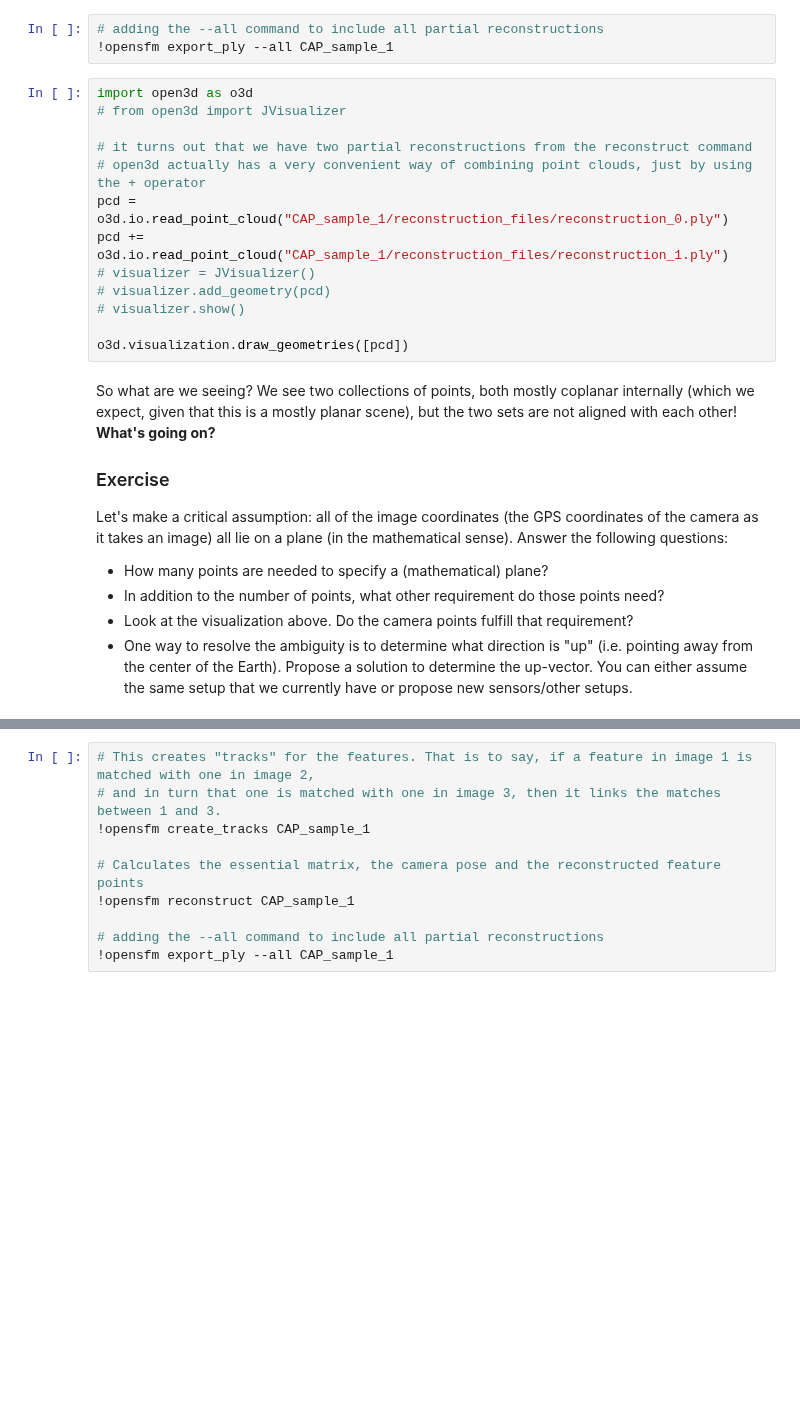
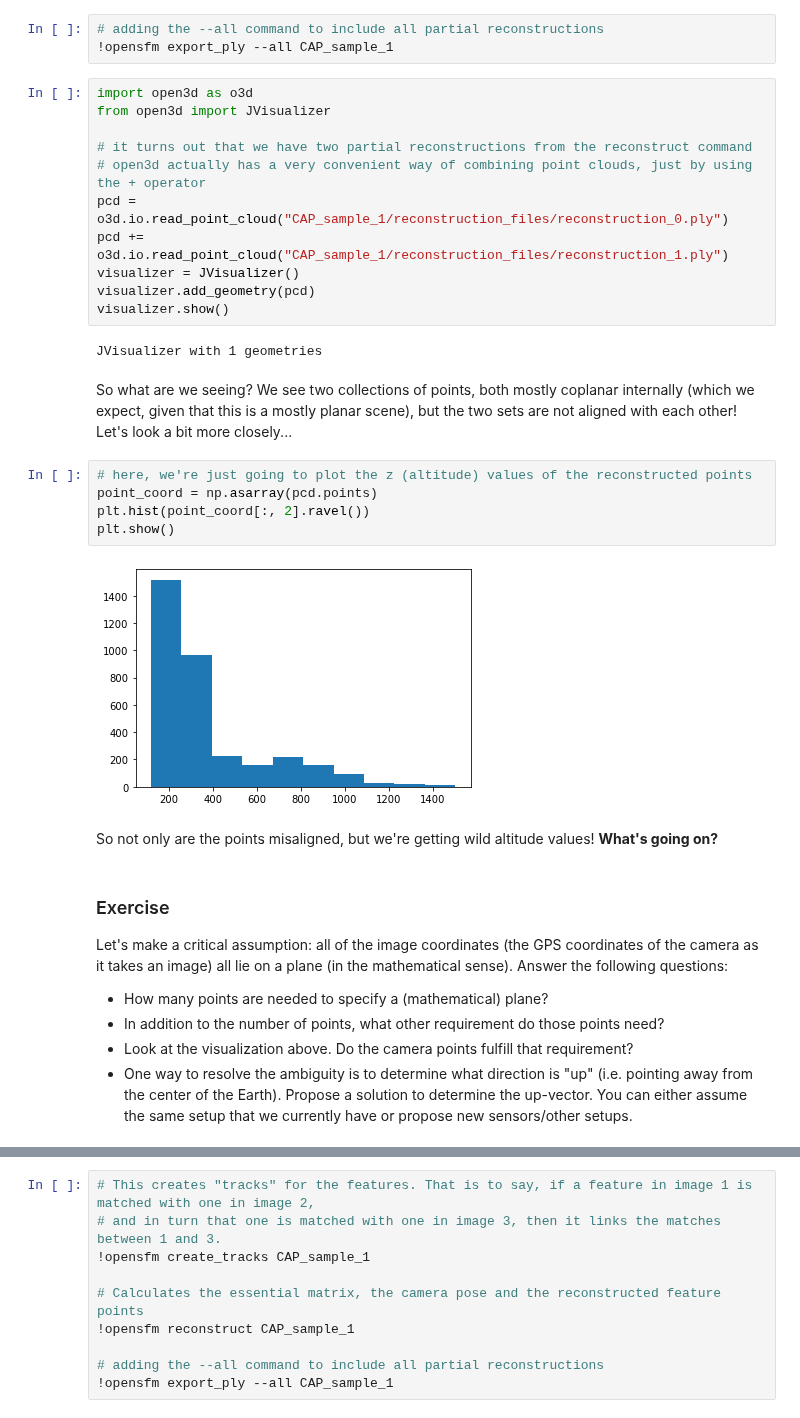
Before and after one commit to bwsi-remote-sensing-2020/09-Civil_Air_Patrol_and_Georegistration, a Jupyter notebook: 12-Civil_Air_Patrol_and_georegistration.ipynb, the cells around one changed output, grey strips where cells are left out. Drawn from its saved outputs; the diff is of its cells as text; blank space fills up the shorter version.

```diff
--- a/12-Civil_Air_Patrol_and_georegistration.ipynb
+++ b/12-Civil_Air_Patrol_and_georegistration.ipynb
@@ -115,20 +127,29 @@ import cv2
 !opensfm export_ply --all CAP_sample_1
 # %%
 import open3d as o3d
-# from open3d import JVisualizer
+from open3d import JVisualizer
 
 # it turns out that we have two partial reconstructions from the reconstruct command
 # open3d actually has a very convenient way of combining point clouds, just by using the + operator
 pcd = o3d.io.read_point_cloud("CAP_sample_1/reconstruction_files/reconstruction_0.ply")
 pcd += o3d.io.read_point_cloud("CAP_sample_1/reconstruction_files/reconstruction_1.ply")
-# visualizer = JVisualizer()
-# visualizer.add_geometry(pcd)
-# visualizer.show()
-
-o3d.visualization.draw_geometries([pcd])
+visualizer = JVisualizer()
+visualizer.add_geometry(pcd)
+visualizer.show()
+# %% [output]
+JVisualizer with 1 geometries
+# %% [markdown]
+So what are we seeing? We see two collections of points, both mostly coplanar internally (which we expect, given that this is a mostly planar scene), but the two sets are not aligned with each other! Let's look a bit more closely...
+# %%
+# here, we're just going to plot the z (altitude) values of the reconstructed points
+point_coord = np.asarray(pcd.points)
+plt.hist(point_coord[:, 2].ravel())
+plt.show()
+# %% [output]
+[figure, added]
+# %% [markdown]
+So not only are the points misaligned, but we're getting wild altitude values! **What's going on?**
 # %% [markdown]
-So what are we seeing? We see two collections of points, both mostly coplanar internally (which we expect, given that this is a mostly planar scene), but the two sets are not aligned with each other! **What's going on?**
-
 ### Exercise
 Let's make a critical assumption: all of the image coordinates (the GPS coordinates of the camera as it takes an image) all lie on a plane (in the mathematical sense). Answer the following questions:
 - How many points are needed to specify a (mathematical) plane?
```
Also changed, not shown: parts of 9 cells of this notebook, 3 other files.
